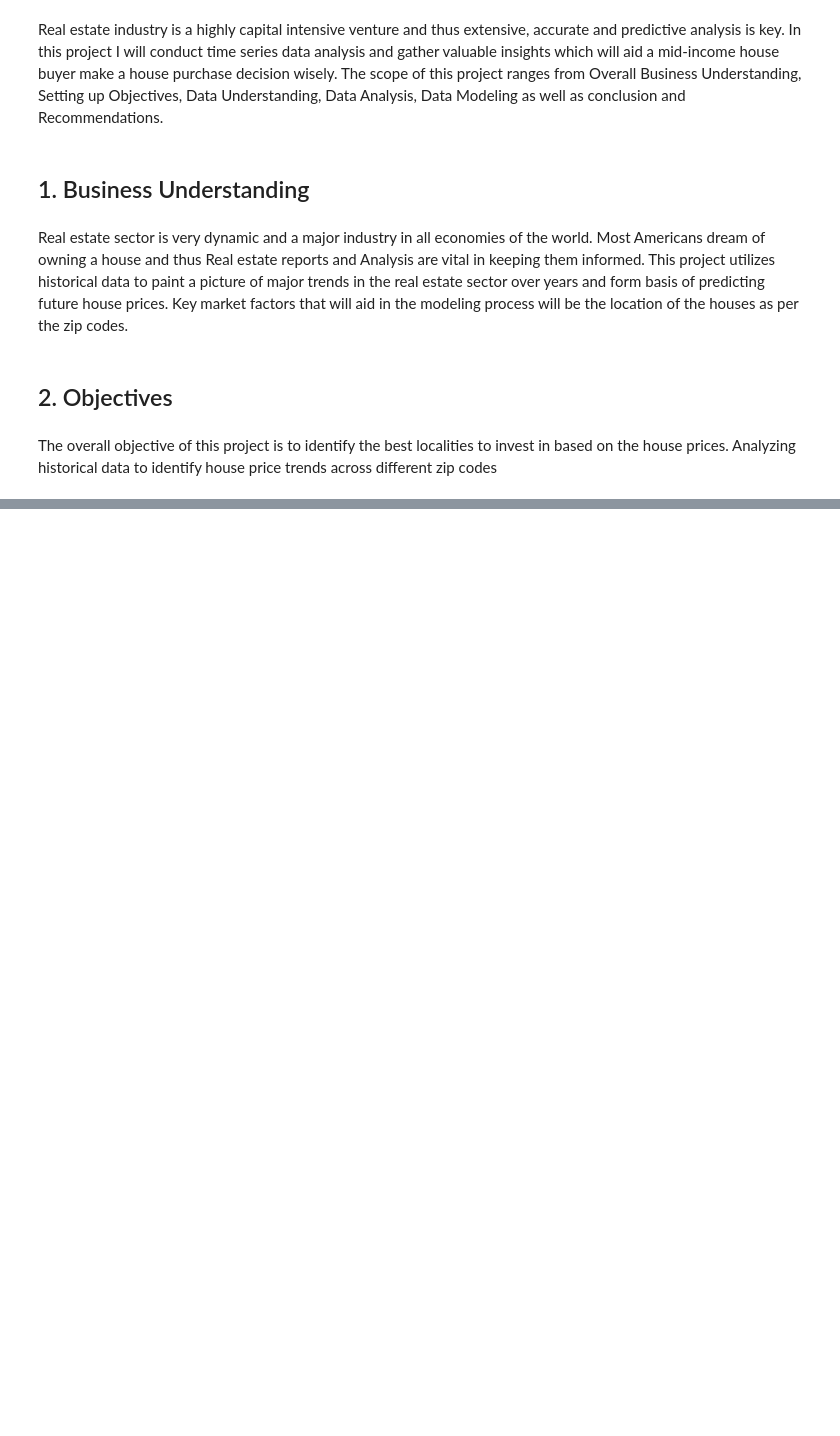
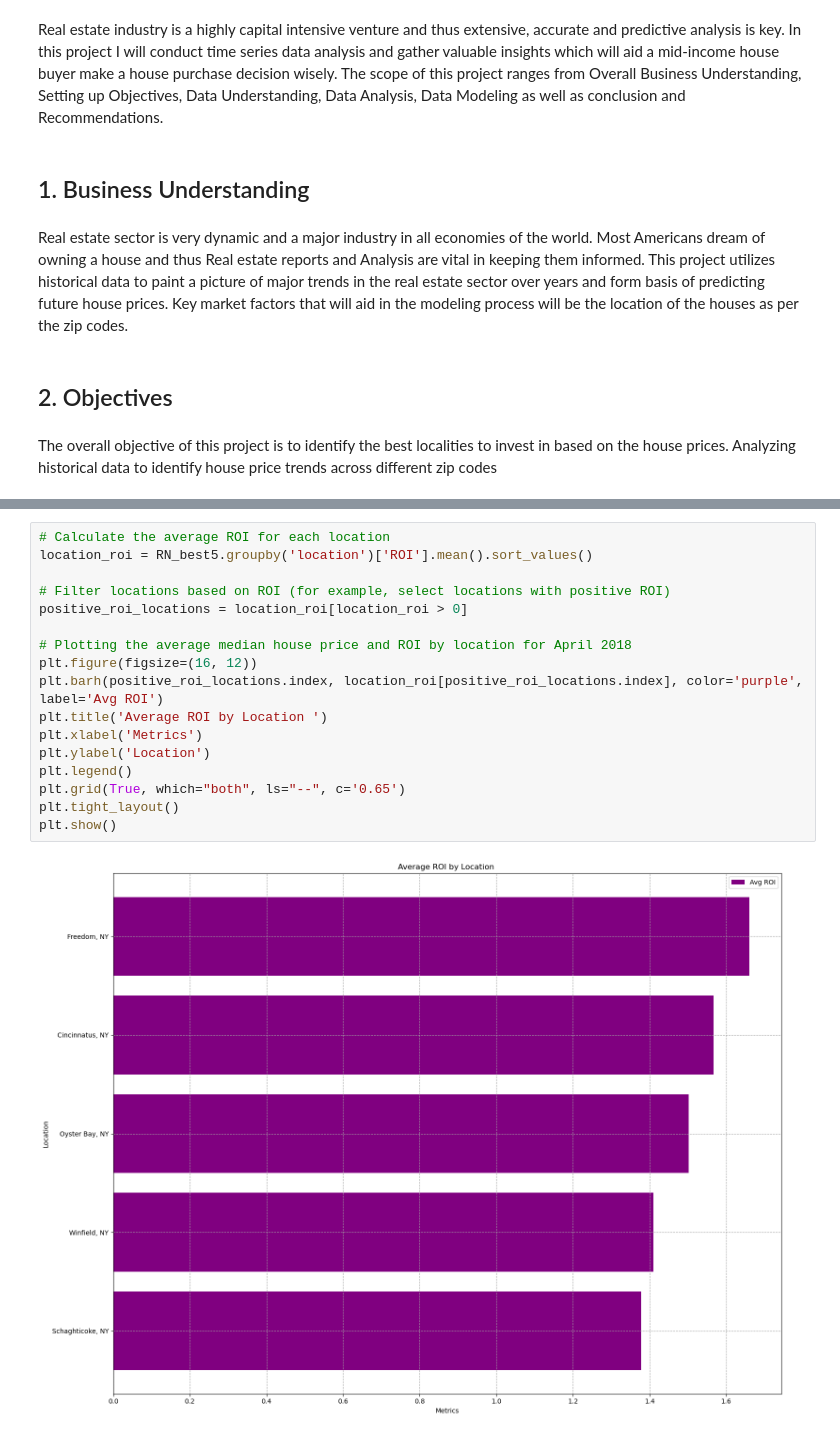
Before and after one commit to Nelsonkim44/Phase-4-Project, a Jupyter notebook: Phase 4 Project.ipynb, the cells around one changed output, grey strips where cells are left out. Saved outputs shown, nothing was run; the diff lists cells and outputs as text; blank space fills up the shorter version.

```diff
--- a/Phase 4 Project.ipynb
+++ b/Phase 4 Project.ipynb
@@ -713,0 +323,19 @@ From the above observations, all other Zipnames contain non-stationarity except
+# %%
+# Calculate the average ROI for each location
+location_roi = RN_best5.groupby('location')['ROI'].mean().sort_values()
+
+# Filter locations based on ROI (for example, select locations with positive ROI)
+positive_roi_locations = location_roi[location_roi > 0]
+
+# Plotting the average median house price and ROI by location for April 2018
+plt.figure(figsize=(16, 12))
+plt.barh(positive_roi_locations.index, location_roi[positive_roi_locations.index], color='purple', label='Avg ROI')
+plt.title('Average ROI by Location ')
+plt.xlabel('Metrics')
+plt.ylabel('Location')
+plt.legend()
+plt.grid(True, which="both", ls="--", c='0.65')
+plt.tight_layout()
+plt.show()
+# %% [output]
+[figure, added]
```
Also changed, not shown: parts of 112 cells of this notebook.
